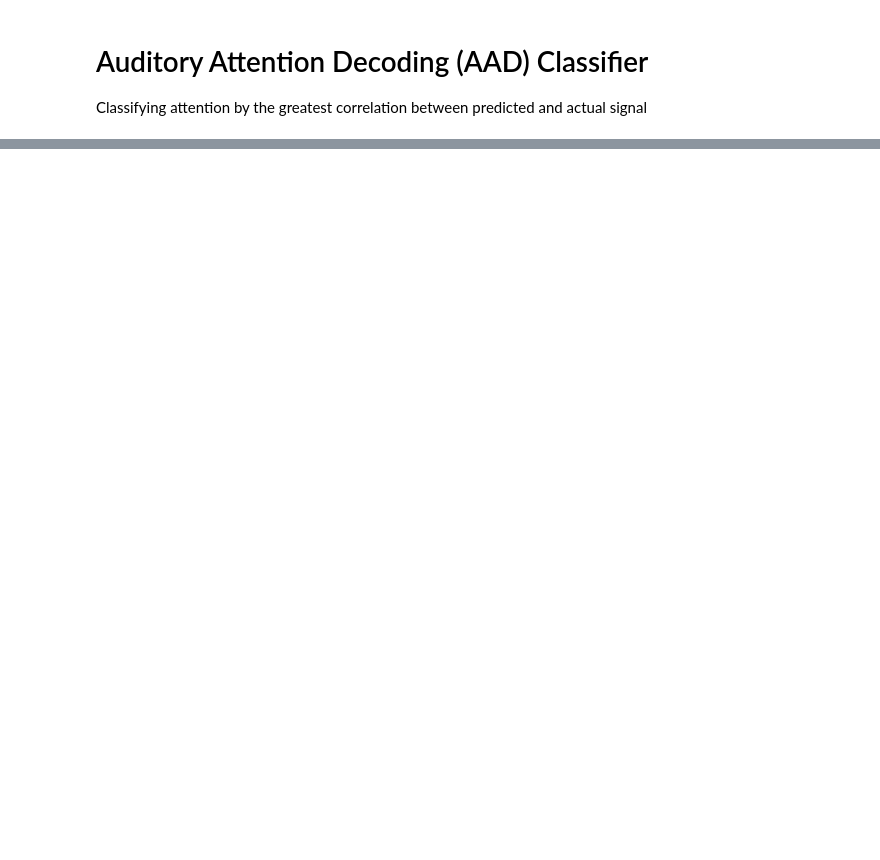
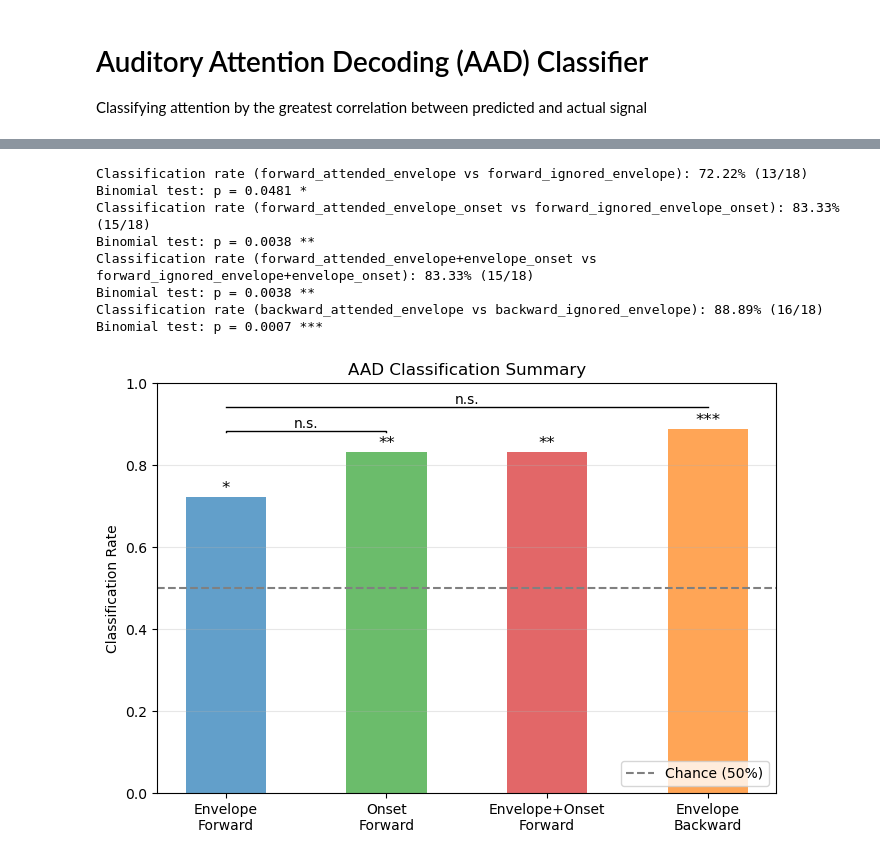
Before and after one commit to sylmester/fuglsang, a Jupyter notebook: figures/add_classifier.ipynb, the cells around one changed output, grey strips where cells are left out. Drawn from its saved outputs; the diff is of its cells as text; code cells hidden in the pictures; blank space fills up the shorter version.

Commit message:
Add aad_classifier plot

```diff
--- a/figures/add_classifier.ipynb
+++ b/figures/add_classifier.ipynb
@@ -75,0 +109,7 @@ np.float64(0.8888888888888888)
+# %%
+_, _, results_env      = aad_classifier(PREDICTOR_TYPE.ENVELOPE,       ATTENTION_TYPE.ATTENDED, ATTENTION_TYPE.IGNORED, plot=False)
+_, _, results_onset    = aad_classifier(PREDICTOR_TYPE.ENVELOPE_ONSET,  ATTENTION_TYPE.ATTENDED, ATTENTION_TYPE.IGNORED, plot=False)
+_, _, results_backward = aad_classifier(PREDICTOR_TYPE.ENVELOPE,        ATTENTION_TYPE.ATTENDED, ATTENTION_TYPE.IGNORED, model_type=MODEL_TYPE.BACKWARD, plot=False)
+
+compare_classifiers(results_env,   results_onset,    'Envelope',  'Onset')
+compare_classifiers(results_env,   results_backward, 'Forward',   'Backward')
@@ -75,0 +134,68 @@ np.float64(0.8888888888888888)
+# %%
+def plot_aad_summary(trf_dir=SELF_COMPUTED_TRF_DIR):
+    classifiers = [
+        (PREDICTOR_TYPE.ENVELOPE,       MODEL_TYPE.FORWARD,  'Envelope\nForward'),
+        (PREDICTOR_TYPE.ENVELOPE_ONSET, MODEL_TYPE.FORWARD,  'Onset\nForward'),
+        ([PREDICTOR_TYPE.ENVELOPE, PREDICTOR_TYPE.ENVELOPE_ONSET],       MODEL_TYPE.FORWARD,  'Envelope+Onset\nForward'),
+        (PREDICTOR_TYPE.ENVELOPE,       MODEL_TYPE.BACKWARD, 'Envelope\nBackward'),
+    ]
+
+    rates   = []
+    p_vals  = []
+    results = []
+
+    for predictor, model_type, _ in classifiers:
+        rate, p, res = aad_classifier(predictor, ATTENTION_TYPE.ATTENDED, ATTENTION_TYPE.IGNORED, model_type=model_type, trf_dir=trf_dir, plot=False)
+        rates.append(rate)
+        p_vals.append(p)
+        results.append(res)
+
+    comparisons = [
+        (0, 3, 'Fwd vs Bwd'),
+        (0, 1, 'Env vs Onset'),
+    ]
+
+    labels = [c[2] for c in classifiers]
+    x      = np.arange(len(labels))
+    colors = ['tab:blue', 'tab:green', 'tab:red', 'tab:orange']
+
+    fig, ax = plt.subplots(figsize=(7, 5))
+
+    bars = ax.bar(x, rates, color=colors, alpha=0.7, width=0.5)
+    ax.axhline(0.5, color='gray', linestyle='--', label='Chance (50%)')
+
+    # Binomial test markers above each bar
+    for i, (rate, p) in enumerate(zip(rates, p_vals)):
+        ax.text(i, rate + 0.01, helper_functions.sig_marker(p), ha='center', fontsize=12)
+
+    # McNemar comparison lines
+    for height_offset, (i, j, _) in enumerate(comparisons):
+        y_max = max([rates[i], rates[j]])
+        y = y_max + ( y_max / 17)
+        helper_functions.add_sig_line(
+            ax, i, j, y,
+            helper_functions.sig_marker(compare_classifiers(results[i], results[j], labels[i], labels[j], plot=False))
+        )
+
+    ax.set_xticks(x)
+    ax.set_xticklabels(labels)
+    ax.set_ylabel('Classification Rate')
+    ax.set_title('AAD Classification Summary')
+    ax.set_ylim(0, 1)
+    ax.legend(loc='lower right')
+    ax.grid(axis='y', alpha=0.3)
+    plt.tight_layout()
+    plt.savefig(FIGURES_DIR / f'{FUGLSANG}_aad_summary.pdf', bbox_inches='tight')
+    plt.show()
+
+plot_aad_summary()
+# %% [output]
+Classification rate (forward_attended_envelope vs forward_ignored_envelope): 72.22% (13/18)
+Binomial test: p = 0.0481 *
+Classification rate (forward_attended_envelope_onset vs forward_ignored_envelope_onset): 83.33% (15/18)
+Binomial test: p = 0.0038 **
+Classification rate (forward_attended_envelope+envelope_onset vs forward_ignored_envelope+envelope_onset): 83.33% (15/18)
+Binomial test: p = 0.0038 **
+Classification rate (backward_attended_envelope vs backward_ignored_envelope): 88.89% (16/18)
+Binomial test: p = 0.0007 ***
+[figure, added]
```
Also changed, not shown: parts of 5 cells of this notebook.
